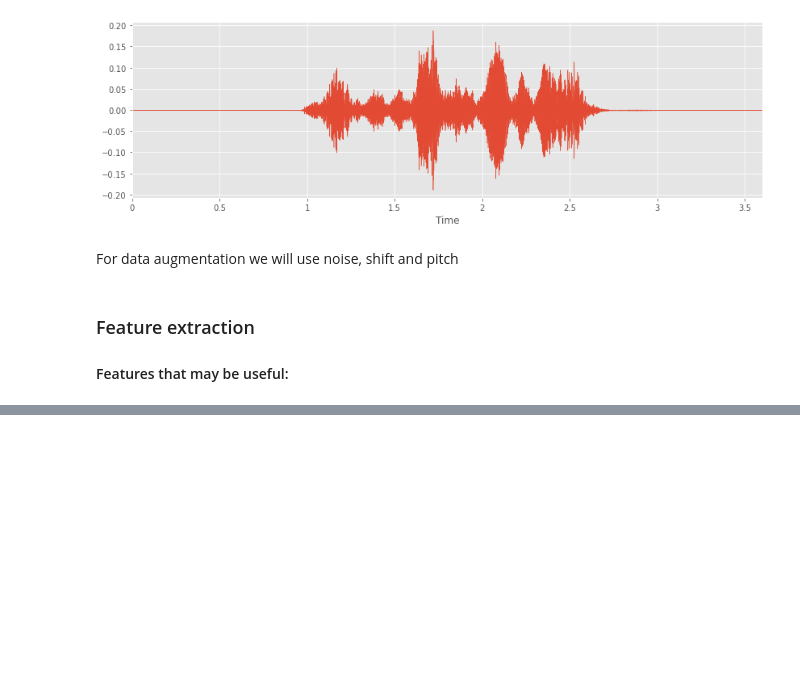
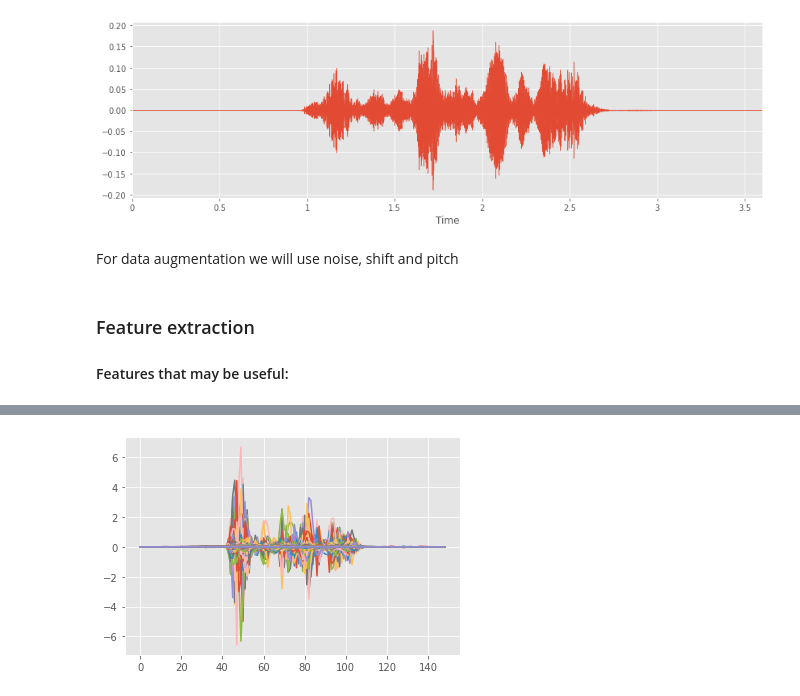
Before and after one commit to Kenterbery/speech_emotion_recognition, a Jupyter notebook: recognize.ipynb, the cells around one changed output, grey strips where cells are left out. Saved outputs shown, nothing was run; the diff lists cells and outputs as text; code cells hidden in the pictures; blank space fills up the shorter version.

```diff
--- a/recognize.ipynb
+++ b/recognize.ipynb
@@ -371,0 +381,5 @@ plt.show()
+# %%
+plt.plot(np.squeeze(librosa.core.stft(y=data)).T)
+plt.show()
+# %% [output]
+[figure, added]
```
Also changed, not shown: parts of 5 cells of this notebook.
